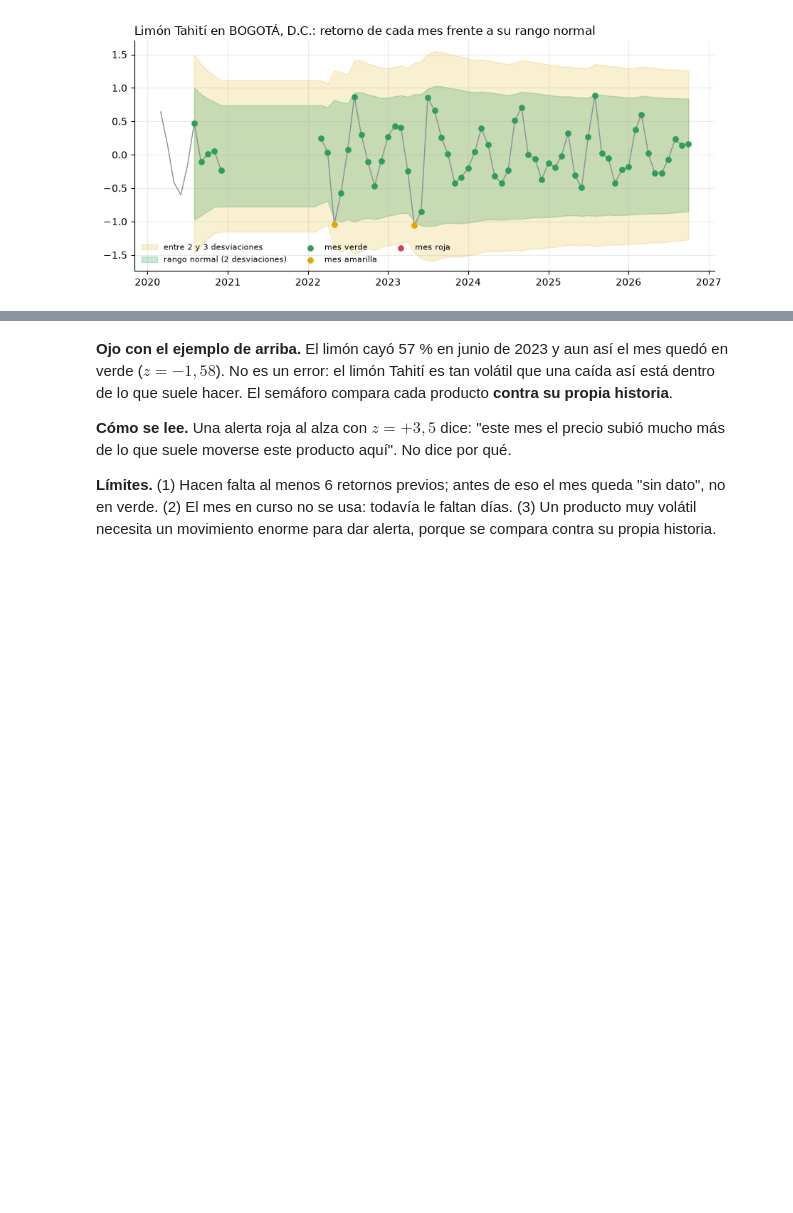
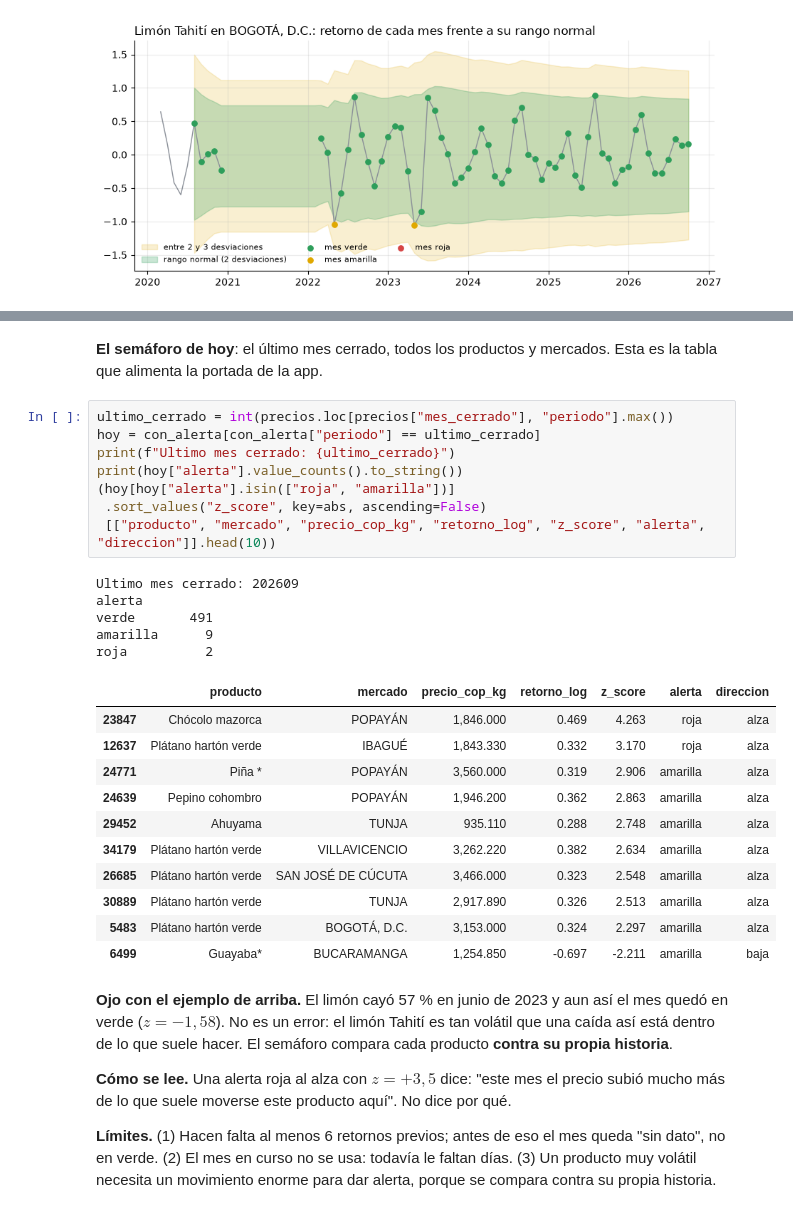
Before and after one commit to Luis-Vanegas/caso8-precios-agricolas, a Jupyter notebook: notebooks/calculos_paso_a_paso.ipynb, the cells around one changed output, grey strips where cells are left out. Cells and saved outputs as stored; diff of their text form; blank space fills up the shorter version.

```diff
--- a/notebooks/calculos_paso_a_paso.ipynb
+++ b/notebooks/calculos_paso_a_paso.ipynb
@@ -435,3 +299,30 @@ roja          2
+# %% [markdown]
+**El semáforo de hoy**: el último mes cerrado, todos los productos y mercados. Esta es la tabla que alimenta la portada de la app.
+# %%
+ultimo_cerrado = int(precios.loc[precios["mes_cerrado"], "periodo"].max())
+hoy = con_alerta[con_alerta["periodo"] == ultimo_cerrado]
+print(f"Ultimo mes cerrado: {ultimo_cerrado}")
+print(hoy["alerta"].value_counts().to_string())
+(hoy[hoy["alerta"].isin(["roja", "amarilla"])]
+ .sort_values("z_score", key=abs, ascending=False)
+ [["producto", "mercado", "precio_cop_kg", "retorno_log", "z_score", "alerta", "direccion"]].head(10))
+# %% [output]
+Ultimo mes cerrado: 202609
+alerta
+verde       491
+amarilla      9
+roja          2
+|  | producto | mercado | precio_cop_kg | retorno_log | z_score | alerta | direccion |
+| 23847 | Chócolo mazorca | POPAYÁN | 1,846.000 | 0.469 | 4.263 | roja | alza |
+| 12637 | Plátano hartón verde | IBAGUÉ | 1,843.330 | 0.332 | 3.170 | roja | alza |
+| 24771 | Piña * | POPAYÁN | 3,560.000 | 0.319 | 2.906 | amarilla | alza |
+| 24639 | Pepino cohombro | POPAYÁN | 1,946.200 | 0.362 | 2.863 | amarilla | alza |
+| 29452 | Ahuyama | TUNJA | 935.110 | 0.288 | 2.748 | amarilla | alza |
+| 34179 | Plátano hartón verde | VILLAVICENCIO | 3,262.220 | 0.382 | 2.634 | amarilla | alza |
+| 26685 | Plátano hartón verde | SAN JOSÉ DE CÚCUTA | 3,466.000 | 0.323 | 2.548 | amarilla | alza |
+| 30889 | Plátano hartón verde | TUNJA | 2,917.890 | 0.326 | 2.513 | amarilla | alza |
+| 5483 | Plátano hartón verde | BOGOTÁ, D.C. | 3,153.000 | 0.324 | 2.297 | amarilla | alza |
+| 6499 | Guayaba* | BUCARAMANGA | 1,254.850 | -0.697 | -2.211 | amarilla | baja |
 # %% [markdown]
 **Ojo con el ejemplo de arriba.** El limón cayó 57 % en junio de 2023 y aun así el mes quedó en
 verde ($z = -1{,}58$). No es un error: el limón Tahití es tan volátil que una caída así está
```
Also changed, not shown: parts of 21 cells of this notebook.
